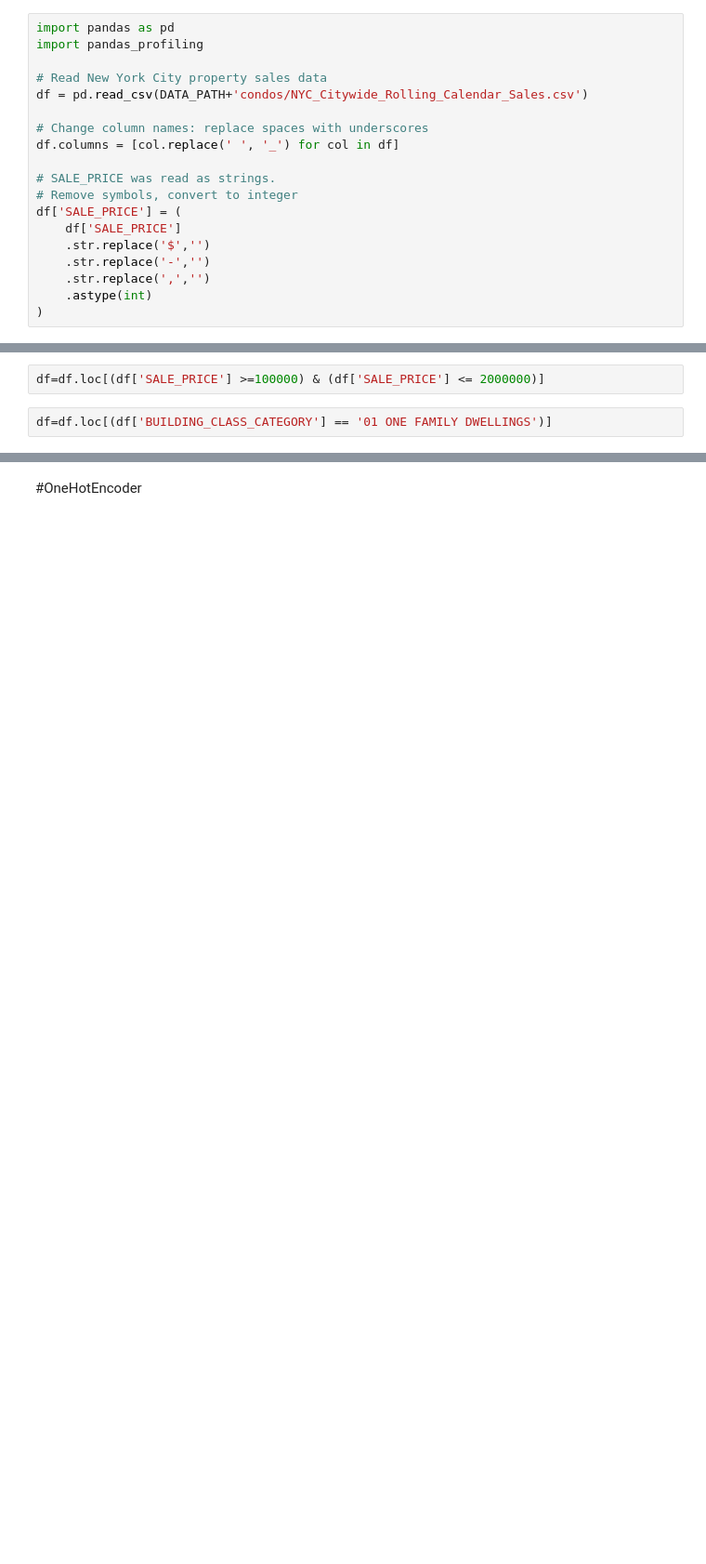
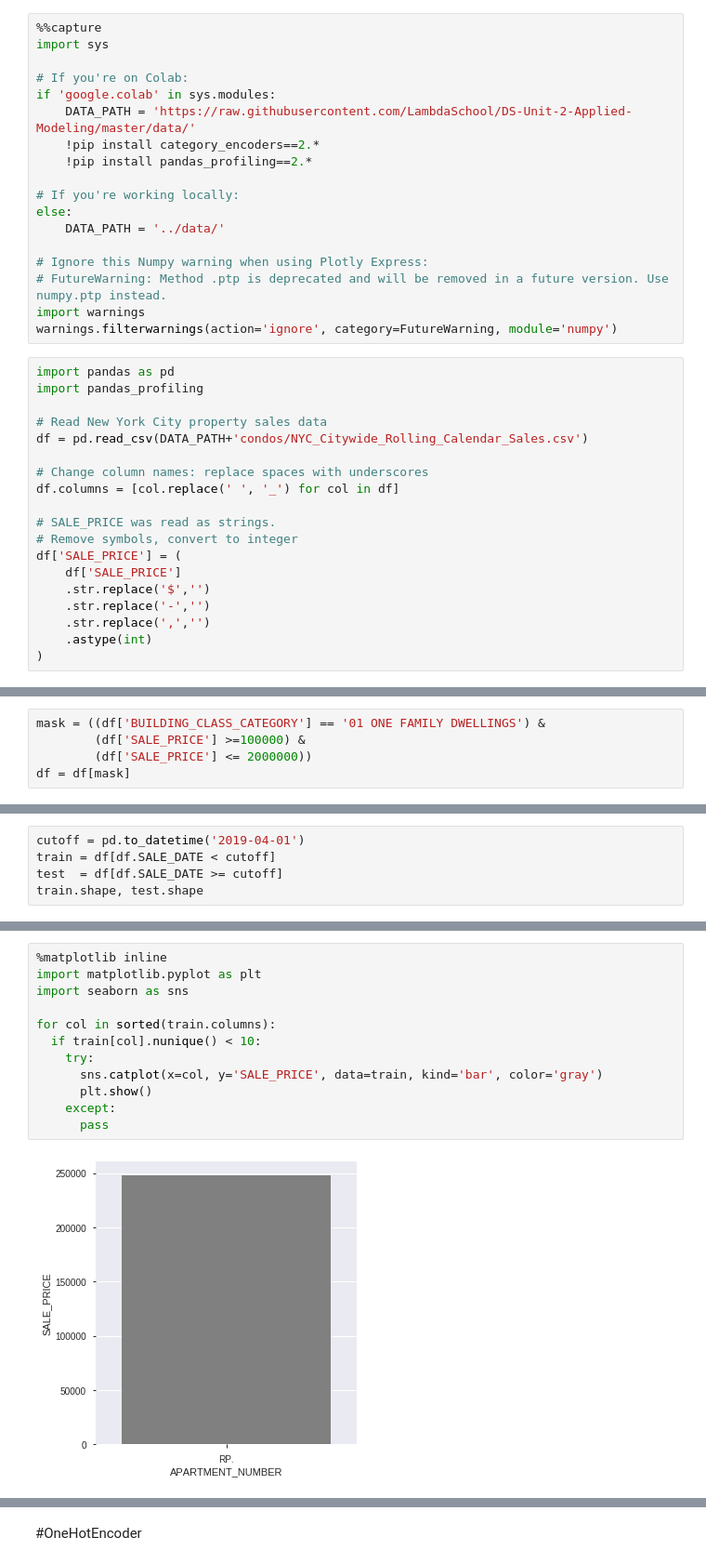
Before and after one commit to maiormarso/DS-Unit-2-Linear-Models, a Jupyter notebook: module3-ridge-regression/LSD_DS_213_assignment_ridge_regression_classification_3.ipynb, the cells around one changed output, grey strips where cells are left out. Shown at 93% size. Cells and saved outputs as stored; diff of their text form; blank space fills up the shorter version.

Commit message:
module3-ridge-regression/LSD_DS_213_assignment_ridge_regression_classification_3

```diff
--- a/module3-ridge-regression/LSD_DS_213_assignment_ridge_regression_classification_3.ipynb
+++ b/module3-ridge-regression/LSD_DS_213_assignment_ridge_regression_classification_3.ipynb
@@ -60,6 +60,24 @@ else:
 # FutureWarning: Method .ptp is deprecated and will be removed in a future version. Use numpy.ptp instead.
 import warnings
 warnings.filterwarnings(action='ignore', category=FutureWarning, module='numpy')
+# %%
+%%capture
+import sys
+
+# If you're on Colab:
+if 'google.colab' in sys.modules:
+    DATA_PATH = 'https://raw.githubusercontent.com/LambdaSchool/DS-Unit-2-Applied-Modeling/master/data/'
+    !pip install category_encoders==2.*
+    !pip install pandas_profiling==2.*
+
+# If you're working locally:
+else:
+    DATA_PATH = '../data/'
+
+# Ignore this Numpy warning when using Plotly Express:
+# FutureWarning: Method .ptp is deprecated and will be removed in a future version. Use numpy.ptp instead.
+import warnings
+warnings.filterwarnings(action='ignore', category=FutureWarning, module='numpy')
 # %%
 import pandas as pd
 import pandas_profiling
@@ -82,4 +112,5 @@ df['SALE_PRICE'] = (
 # %%
-df=df.loc[(df['SALE_PRICE'] >=100000) & (df['SALE_PRICE'] <= 2000000)]
+mask = ((df['BUILDING_CLASS_CATEGORY'] == '01 ONE FAMILY DWELLINGS') &
+        (df['SALE_PRICE'] >=100000) &
+        (df['SALE_PRICE'] <= 2000000))
+df = df[mask]
-# %%
-df=df.loc[(df['BUILDING_CLASS_CATEGORY'] == '01 ONE FAMILY DWELLINGS')]
@@ -173,0 +137,5 @@ train.head(5)
+# %%
+cutoff = pd.to_datetime('2019-04-01')
+train = df[df.SALE_DATE < cutoff]
+test  = df[df.SALE_DATE >= cutoff]
+train.shape, test.shape
@@ -198,0 +148,14 @@ Name: SALE_DATE, dtype: int64
+# %%
+%matplotlib inline
+import matplotlib.pyplot as plt
+import seaborn as sns
+
+for col in sorted(train.columns):
+  if train[col].nunique() < 10:
+    try:
+      sns.catplot(x=col, y='SALE_PRICE', data=train, kind='bar', color='gray')
+      plt.show()
+    except:
+      pass
+# %% [output]
+[figure, added]
```
Also changed, not shown: parts of 48 cells of this notebook.
